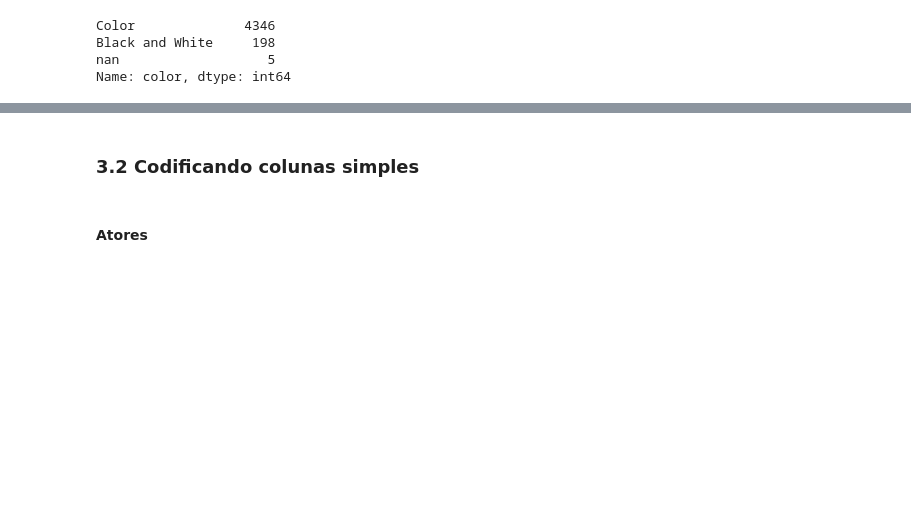
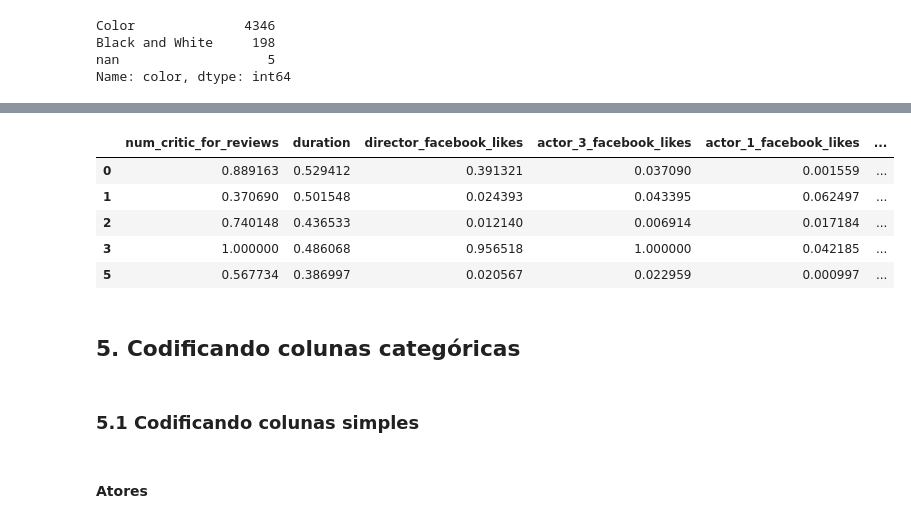
Before and after one commit to dcandrade/movie-data-mining, a Jupyter notebook: preprocessing/Preprocessing.ipynb, the cells around one changed output, grey strips where cells are left out. Saved outputs shown, nothing was run; the diff lists cells and outputs as text; code cells hidden in the pictures; blank space fills up the shorter version.

```diff
--- a/preprocessing/Preprocessing.ipynb
+++ b/preprocessing/Preprocessing.ipynb
@@ -380,5 +785,19 @@ movies_df = movies_df[~movies_df['color'].isna()]
+# %%
+from sklearn.preprocessing import MinMaxScaler
+scaler = MinMaxScaler()
+movies_df[numerical_variables] = scaler.fit_transform(movies_df[numerical_variables])
+movies_df[numerical_variables].head()
+# %% [output]
+|  | num_critic_for_reviews | duration | director_facebook_likes | actor_3_facebook_likes | actor_1_facebook_likes | ... |
+| 0 | 0.889163 | 0.529412 | 0.391321 | 0.037090 | 0.001559 | ... |
+| 1 | 0.370690 | 0.501548 | 0.024393 | 0.043395 | 0.062497 | ... |
+| 2 | 0.740148 | 0.436533 | 0.012140 | 0.006914 | 0.017184 | ... |
+| 3 | 1.000000 | 0.486068 | 0.956518 | 1.000000 | 0.042185 | ... |
+| 5 | 0.567734 | 0.386997 | 0.020567 | 0.022959 | 0.000997 | ... |
+# %% [markdown]
+## 5. Codificando colunas categóricas
 # %% [markdown]
-### 3.2 Codificando colunas simples
+### 5.1 Codificando colunas simples
 # %%
 from sklearn.feature_extraction.text import CountVectorizer
 import string
```
Also changed, not shown: parts of 89 cells of this notebook.
